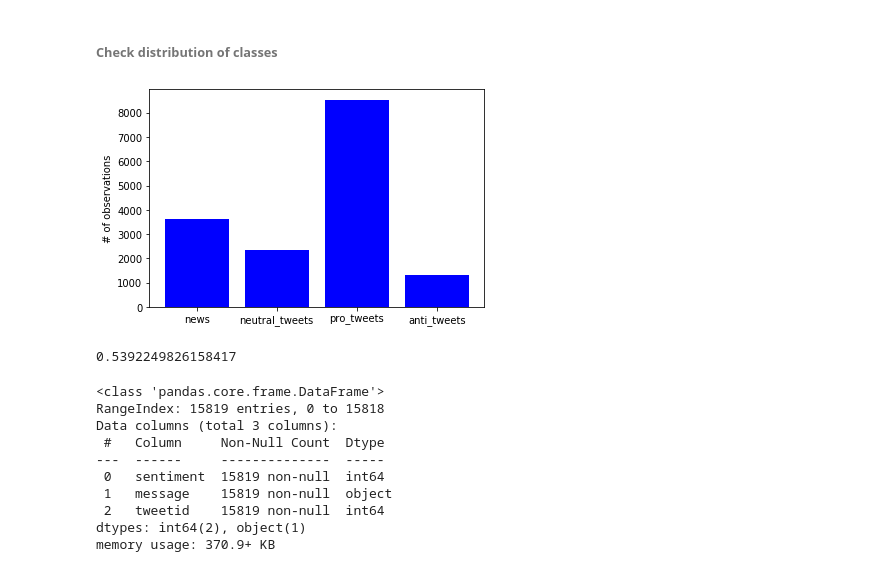
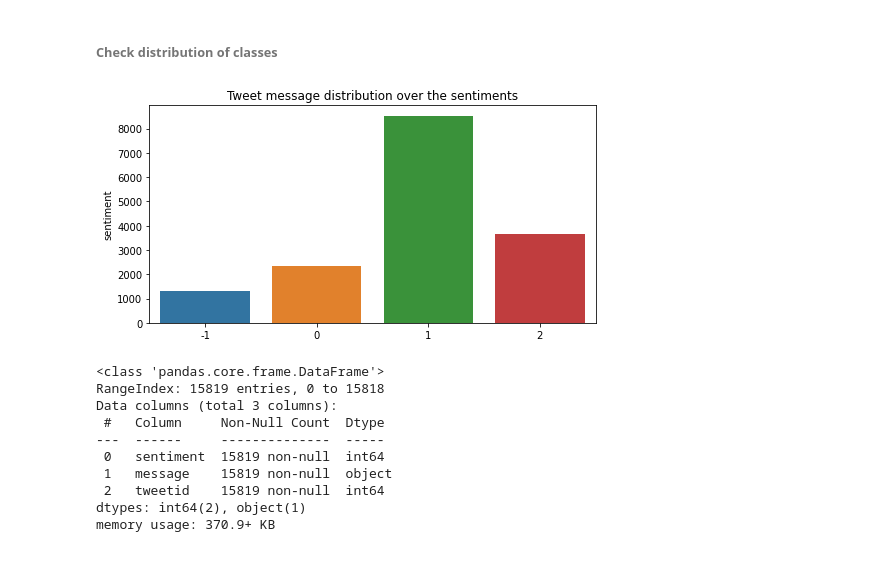
Before and after one commit to explore-thulani/classification-predicts-team4, a Jupyter notebook: Climate_Change_Team_4_Second_Draft_Notebook_(1).ipynb, the cells around one changed output. Cells and saved outputs as stored; diff of their text form; code cells hidden in the pictures.

```diff
--- a/Climate_Change_Team_4_Second_Draft_Notebook_(1).ipynb
+++ b/Climate_Change_Team_4_Second_Draft_Notebook_(1).ipynb
@@ -109,10 +111,10 @@ from sklearn.svm import SVC
 *   Train dataset - Training the model will be done on this dataset.
 *   Test dataset - The model will be tested on this dataset
 # %%
-#df_train=pd.read_csv("train.csv")
-#df_test =pd.read_csv("test.csv")
-df_train=pd.read_csv(r"C:\Users\ramuk\Downloads\climate-change-belief-analysis\train.csv")
-df_test =pd.read_csv(r"C:\Users\ramuk\Downloads\climate-change-belief-analysis\test.csv")
+df_train=pd.read_csv("train.csv")
+df_test =pd.read_csv("test.csv")
+#df_train=pd.read_csv(r"C:\Users\ramuk\Downloads\climate-change-belief-analysis\train.csv")
+#df_test =pd.read_csv(r"C:\Users\ramuk\Downloads\climate-change-belief-analysis\test.csv")
 # %%
 df_train.head()
 # %% [output]
@@ -174,16 +170,13 @@ news=df_train[df_train['sentiment']==2]
-# %%
-labels = df_train['sentiment'].unique()
-heights = [len(pro_tweets),len(anti_tweets),len(neutral_tweets), len(news)]
-plt.bar(labels,heights,color='blue')
-plt.xticks(labels,['pro_tweets','anti_tweets','neutral_tweets','news'])
-plt.ylabel("# of observations")
-plt.show()
-# %% [output]
-[figure, removed]
-# %%
-len(pro_tweets)/(len(df_train))
-# %% [output]
-0.5392249826158417
+# %%
+dist_class = df_train['sentiment'].value_counts()
+labels = ['1', '2','0','-1']
+
+fig, (ax1 )= plt.subplots(1, figsize=(8,4))
+
+sns.barplot(x=dist_class.index, y=dist_class, ax=ax1).set_title("Tweet message distribution over the sentiments")
+plt.show()
+# %% [output]
+[figure, added]
 # %%
 df_train.info()
 # %% [output]
```
Also changed, not shown: parts of 79 cells of this notebook.
